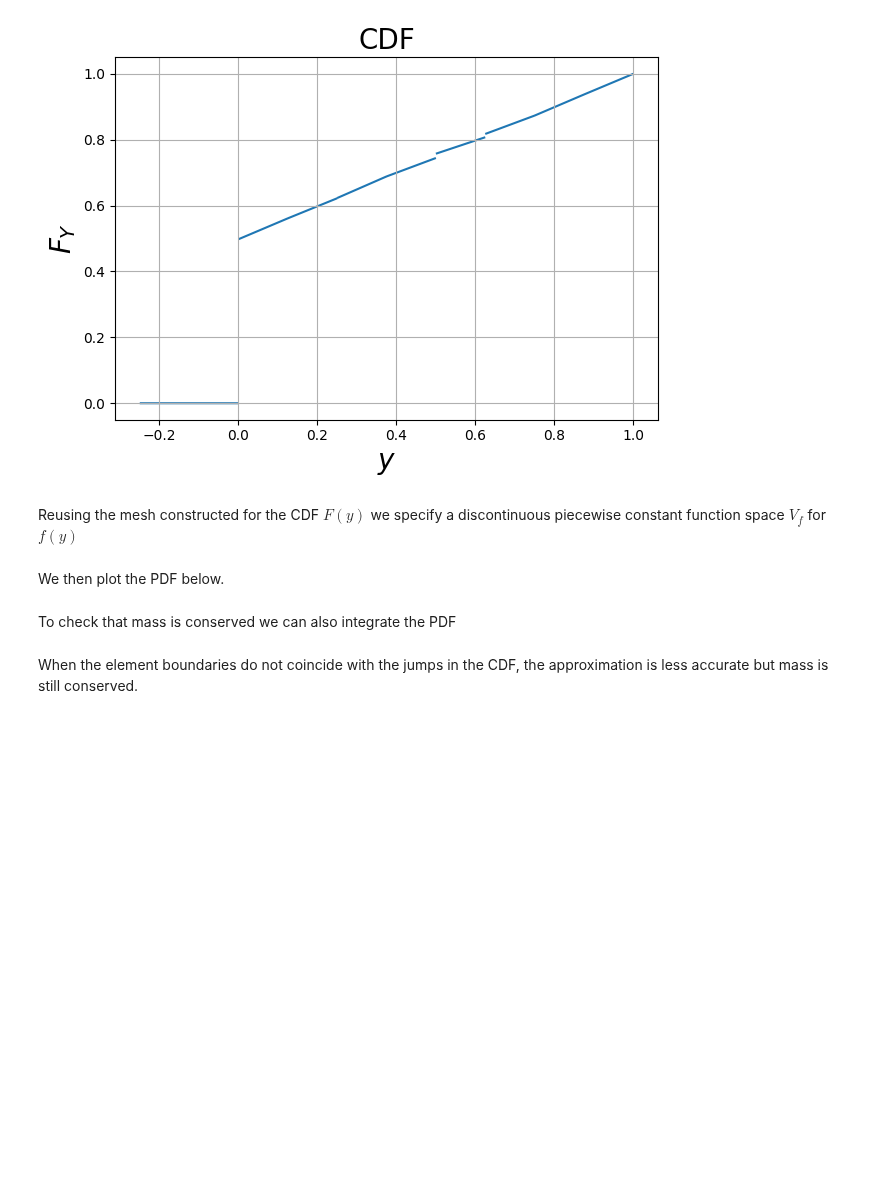
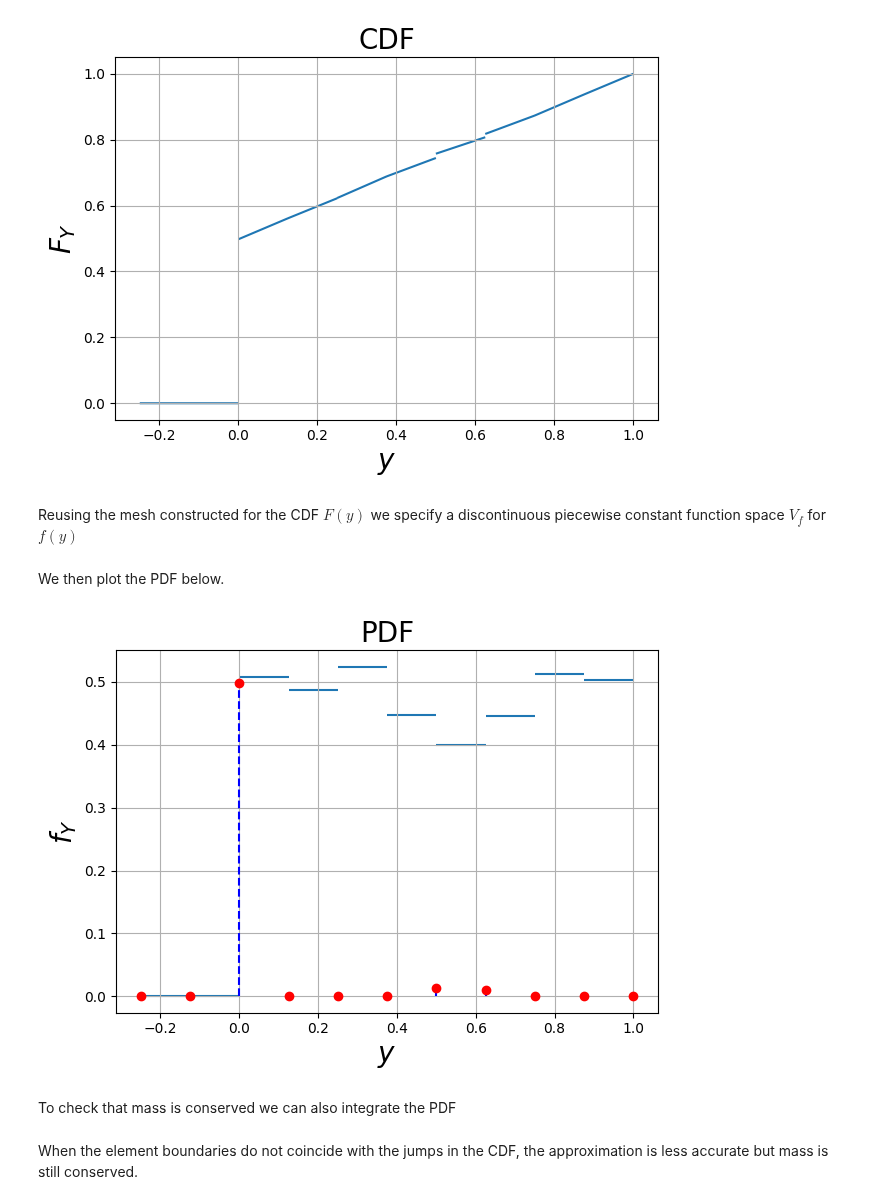
Before and after one commit to D-stratify/Numdf, a Jupyter notebook: notebooks/explanatory_notebooks/Part2_PDF_Construction_Deltas.ipynb, the cells around one changed output. Drawn from its saved outputs; the diff is of its cells as text; code cells hidden in the pictures; blank space fills up the shorter version.

Commit message:
Updated plotting

```diff
--- a/notebooks/explanatory_notebooks/Part2_PDF_Construction_Deltas.ipynb
+++ b/notebooks/explanatory_notebooks/Part2_PDF_Construction_Deltas.ipynb
@@ -90,27 +90,31 @@ We then plot the PDF below.
 # %%
 def plot_pdf(f, dirac_measures, dirac=True):
     """Plot the PDF f(y) including the Dirac measures."""
 
     import matplotlib.pyplot as plt
     from firedrake.pyplot import plot
 
     # Plot the piecewise constant component
     plot(f,num_sample_points=50)
 
     # Plot the set of Dirac measures
     if dirac == True:
         y = np.linspace(0,1,50)
         for j_i,y_i in zip(dirac_measures["jump"],dirac_measures["loc"]):
             plt.plot(y_i*np.ones(50),j_i*y,'b--')
             plt.plot(y_i,j_i,'ro')
 
     # Label the plot
     plt.title(r'PDF',fontsize=20)
     plt.ylabel(r'$f_Y$',fontsize=20)
     plt.xlabel(r'$y$',fontsize=20)
     plt.tight_layout()
     plt.grid()
     plt.show()
+
+plot_pdf(f, dirac_measures)
+# %% [output]
+[figure, added]
 # %% [markdown]
 To check that mass is conserved we can also integrate the PDF
 # %%
```
